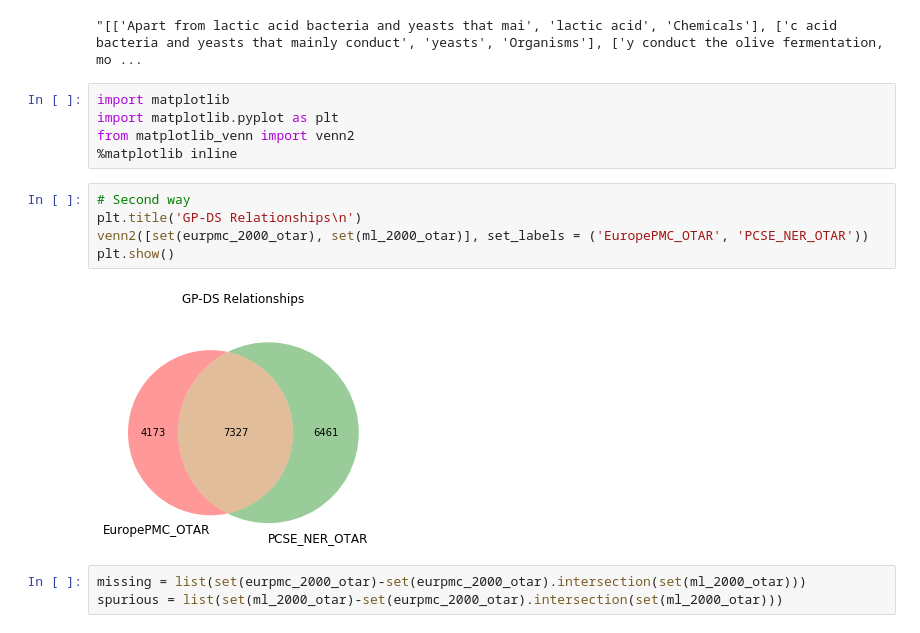
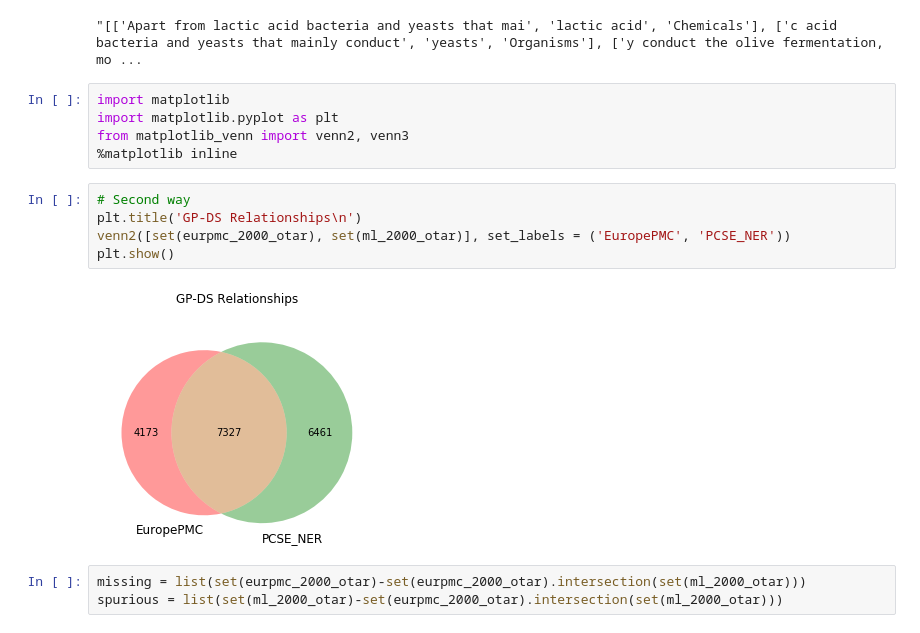
Before and after one commit to tsantosh7/Unsupervised-Supervised-Protein-Genes-Diseases-Organisms-Extraction, a Jupyter notebook: Code/Manually Annotated Datasets/Evaluation-PCSE.ipynb, the cells around one changed output. Cells and saved outputs as stored; diff of their text form.

```diff
--- a/Code/Manually Annotated Datasets/Evaluation-PCSE.ipynb
+++ b/Code/Manually Annotated Datasets/Evaluation-PCSE.ipynb
@@ -270,15 +284,15 @@ eurpmc_2000.iloc[5]['ner']
 # %%
 import matplotlib
 import matplotlib.pyplot as plt
-from matplotlib_venn import venn2
+from matplotlib_venn import venn2, venn3
 %matplotlib inline
 # %%
 # Second way
 plt.title('GP-DS Relationships\n')
-venn2([set(eurpmc_2000_otar), set(ml_2000_otar)], set_labels = ('EuropePMC_OTAR', 'PCSE_NER_OTAR'))
+venn2([set(eurpmc_2000_otar), set(ml_2000_otar)], set_labels = ('EuropePMC', 'PCSE_NER'))
 plt.show()
 # %% [output]
-[figure, old version]
+[figure, new version]
 # %%
 missing = list(set(eurpmc_2000_otar)-set(eurpmc_2000_otar).intersection(set(ml_2000_otar)))
 spurious = list(set(ml_2000_otar)-set(eurpmc_2000_otar).intersection(set(ml_2000_otar)))
```
Also changed, not shown: parts of 11 cells of this notebook, 14 other files.
